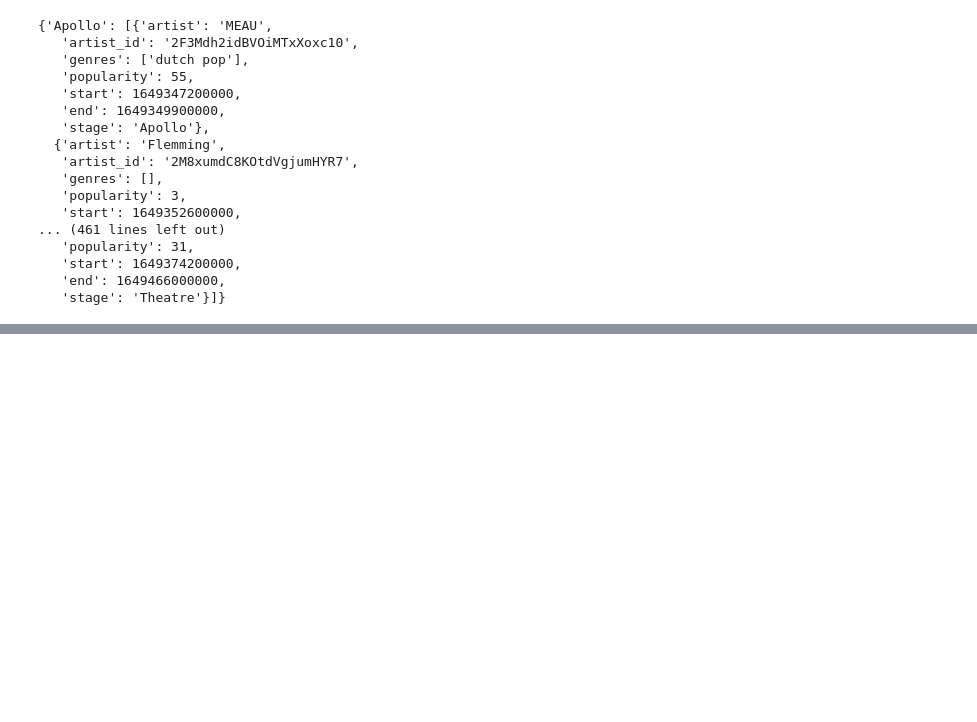
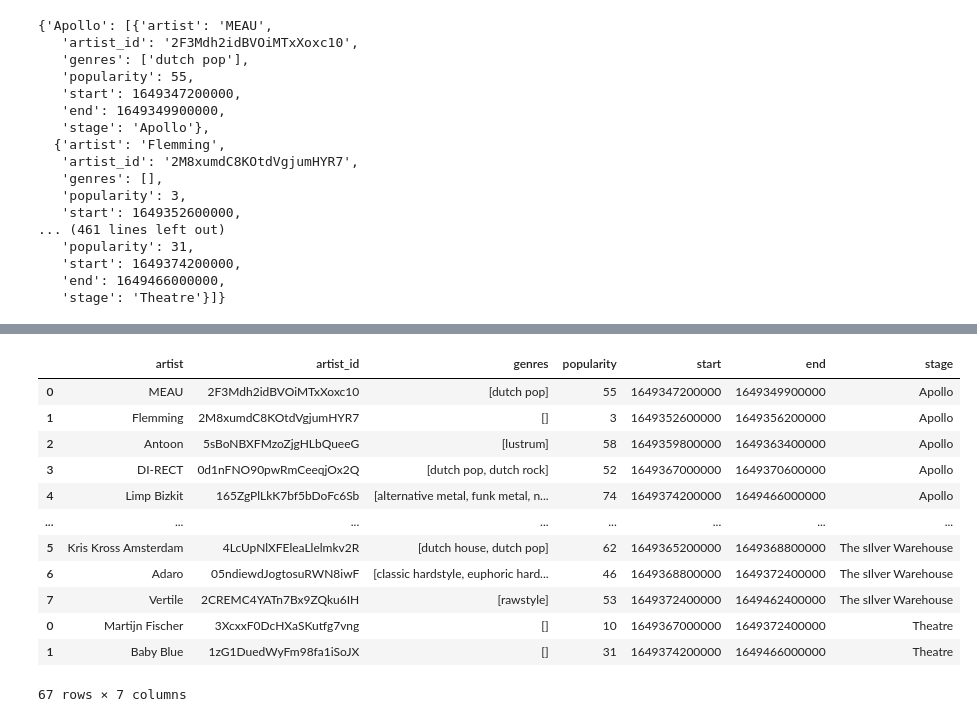
Before and after one commit to music-festival-project/festival-timetable-service, a Jupyter notebook: test.ipynb, the cells around one changed output, grey strips where cells are left out. Drawn from its saved outputs; the diff is of its cells as text; code cells hidden in the pictures; blank space fills up the shorter version.

```diff
--- a/test.ipynb
+++ b/test.ipynb
@@ -161,3 +158,13 @@ output_dict
    'start': 1649374200000,
    'end': 1649466000000,
    'stage': 'Theatre'}]}
+# %%
+with open("restructured_timetable_paaspop_friday.json", "r") as f:
+    timetable_dict = json.load(f)
+# %%
+dfs = []
+for stage, data in timetable_dict.items():
+    timetable_df = pd.DataFrame(data)
+    timetable_df["stage"] = stage
+    dfs.append(timetable_df)
+timetable_df = pd.concat(dfs)
@@ -163,0 +235,16 @@ output_dict
+# %%
+timetable_df.merge()
+# %% [output]
+|  | artist | artist_id | genres | popularity | start | end | stage |
+| 0 | MEAU | 2F3Mdh2idBVOiMTxXoxc10 | [dutch pop] | 55 | 1649347200000 | 1649349900000 | Apollo |
+| 1 | Flemming | 2M8xumdC8KOtdVgjumHYR7 | [] | 3 | 1649352600000 | 1649356200000 | Apollo |
+| 2 | Antoon | 5sBoNBXFMzoZjgHLbQueeG | [lustrum] | 58 | 1649359800000 | 1649363400000 | Apollo |
+| 3 | DI-RECT | 0d1nFNO90pwRmCeeqjOx2Q | [dutch pop, dutch rock] | 52 | 1649367000000 | 1649370600000 | Apollo |
+| 4 | Limp Bizkit | 165ZgPlLkK7bf5bDoFc6Sb | [alternative metal, funk metal, n... | 74 | 1649374200000 | 1649466000000 | Apollo |
+| ... | ... | ... | ... | ... | ... | ... | ... |
+| 5 | Kris Kross Amsterdam | 4LcUpNlXFEleaLlelmkv2R | [dutch house, dutch pop] | 62 | 1649365200000 | 1649368800000 | The sIlver Warehouse |
+| 6 | Adaro | 05ndiewdJogtosuRWN8iwF | [classic hardstyle, euphoric hard... | 46 | 1649368800000 | 1649372400000 | The sIlver Warehouse |
+| 7 | Vertile | 2CREMC4YATn7Bx9ZQku6IH | [rawstyle] | 53 | 1649372400000 | 1649462400000 | The sIlver Warehouse |
+| 0 | Martijn Fischer | 3XcxxF0DcHXaSKutfg7vng | [] | 10 | 1649367000000 | 1649372400000 | Theatre |
+| 1 | Baby Blue | 1zG1DuedWyFm98fa1iSoJX | [] | 31 | 1649374200000 | 1649466000000 | Theatre |
+67 rows × 7 columns
```
Also changed, not shown: parts of 12 cells of this notebook, 23 other files.
